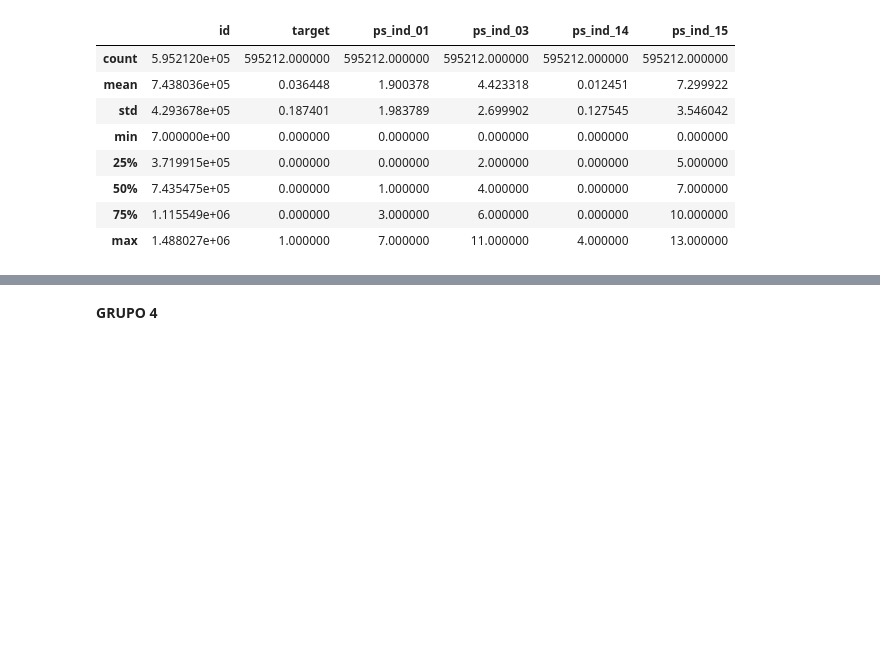
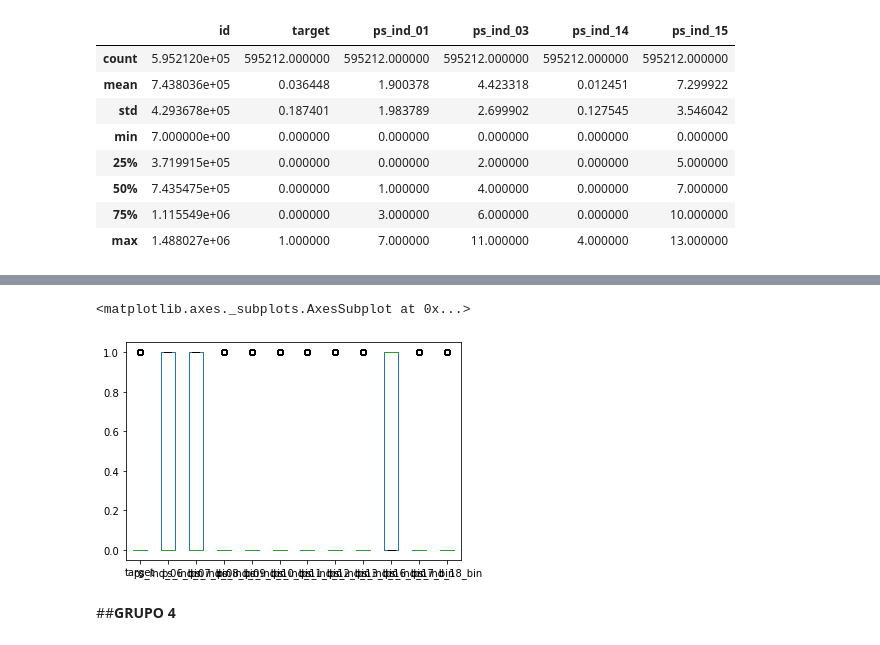
Before and after one commit to melcduarte/projeto_MDD, a Jupyter notebook: 99 - RASCUNHO/Z_Proj_PortoSeguro.ipynb, the cells around one changed output, grey strips where cells are left out. Saved outputs shown, nothing was run; the diff lists cells and outputs as text; code cells hidden in the pictures; blank space fills up the shorter version.

```diff
--- a/99 - RASCUNHO/Z_Proj_PortoSeguro.ipynb
+++ b/99 - RASCUNHO/Z_Proj_PortoSeguro.ipynb
@@ -103,5 +168,10 @@ df_ps_ind_bin.describe()
+# %%
+df_ps_ind_bin.drop('id', axis=1).plot.box()
+# %% [output]
+<matplotlib.axes._subplots.AxesSubplot at 0x...>
+[figure, added]
 # %% [markdown]
-**GRUPO 4**
+##**GRUPO 4**
 # %%
 df_ps_reg = df_train
 
```
Also changed, not shown: parts of 31 cells of this notebook.
